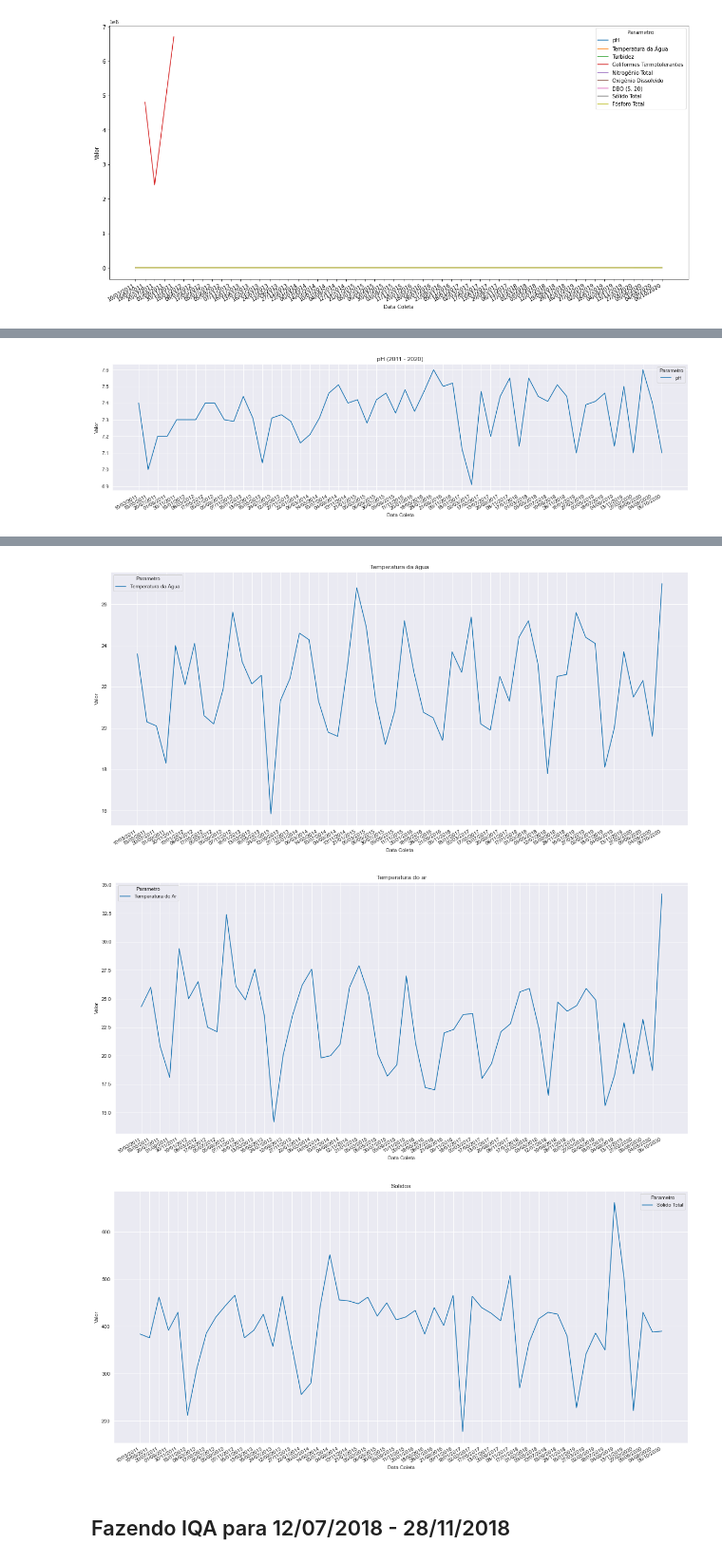
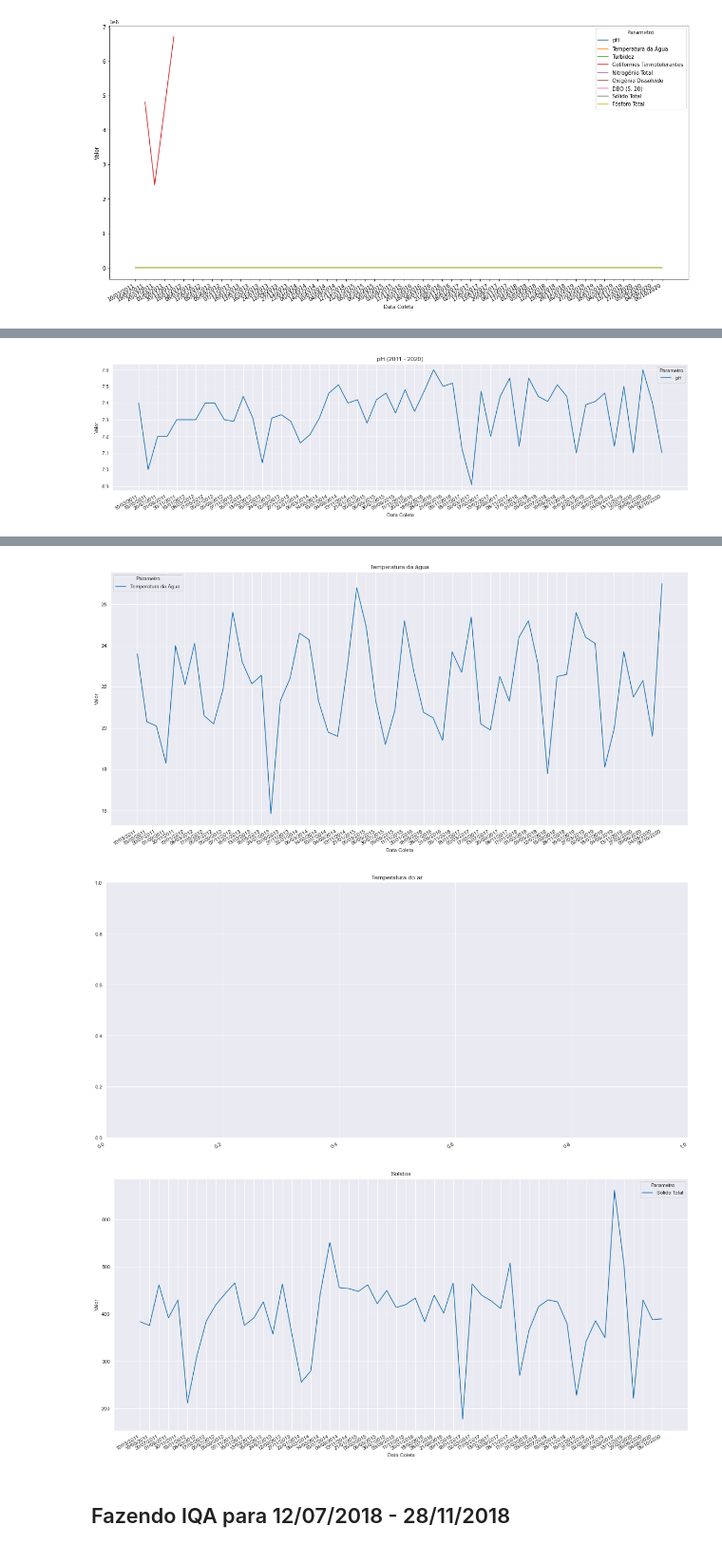
Before and after one commit to MarceloCMiguel/Tamanduatei-DataScience, a Jupyter notebook: QuimicaP3_Tamanduatei.ipynb, the cells around one changed output, grey strips where cells are left out. Shown at 95% size. Drawn from its saved outputs; the diff is of its cells as text; code cells hidden in the pictures.

```diff
--- a/QuimicaP3_Tamanduatei.ipynb
+++ b/QuimicaP3_Tamanduatei.ipynb
@@ -190,35 +217,35 @@ with sns.axes_style("darkgrid"):
     plt.title("Temperatura da água")
     plt.gcf().autofmt_xdate()
     #plt.savefig('todos_ind.png', dpi=300)
     #plt.show()
 
     fig = plt.figure(figsize=(20, 10))
     ax = fig.add_subplot(111)
-    sns.lineplot(data=temp_ar, x="Data Coleta", y="Valor", hue="Parametro")
+    sns.lineplot(data=temp_ar - temp, x="Data Coleta", y="Valor", hue="Parametro")
 
     plt.title("Temperatura do ar")
     plt.gcf().autofmt_xdate()
     #plt.savefig('todos_ind.png', dpi=300)
     plt.show()
 
     fig = plt.figure(figsize=(20, 10))
     ax = fig.add_subplot(111)
     sns.lineplot(data=sol_total, x="Data Coleta", y="Valor", hue="Parametro")
 
     plt.title("Solidos")
     plt.gcf().autofmt_xdate()
     #plt.savefig('todos_ind.png', dpi=300)
     plt.show()
 # %% [output]
 [figure]
 [figure]
 [figure]
 [figure]
 [figure]
 [figure]
 [figure]
 [figure]
-[figure, old version]
+[figure, new version]
 [figure]
 # %% [markdown]
 ## Fazendo IQA para 12/07/2018 - 28/11/2018
```
Also changed, not shown: parts of 4 cells of this notebook.
